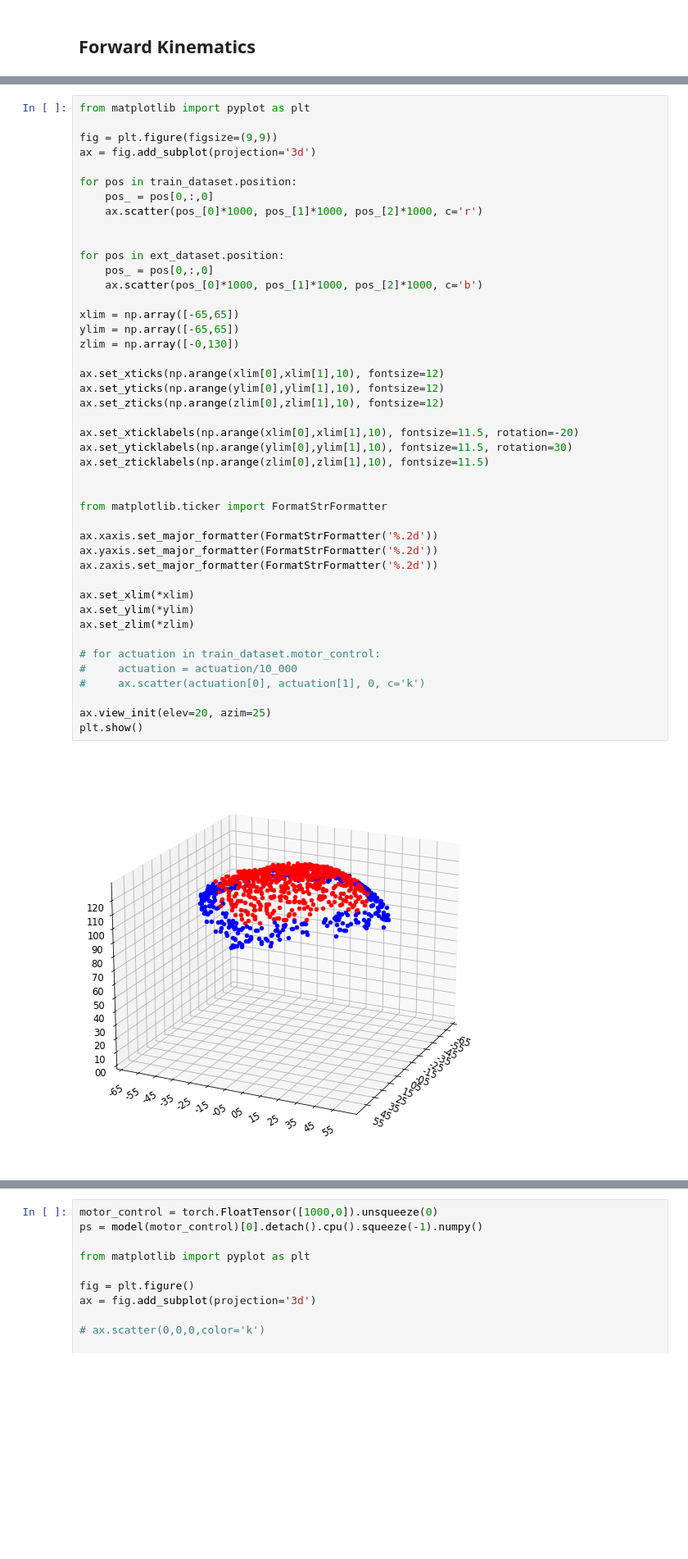
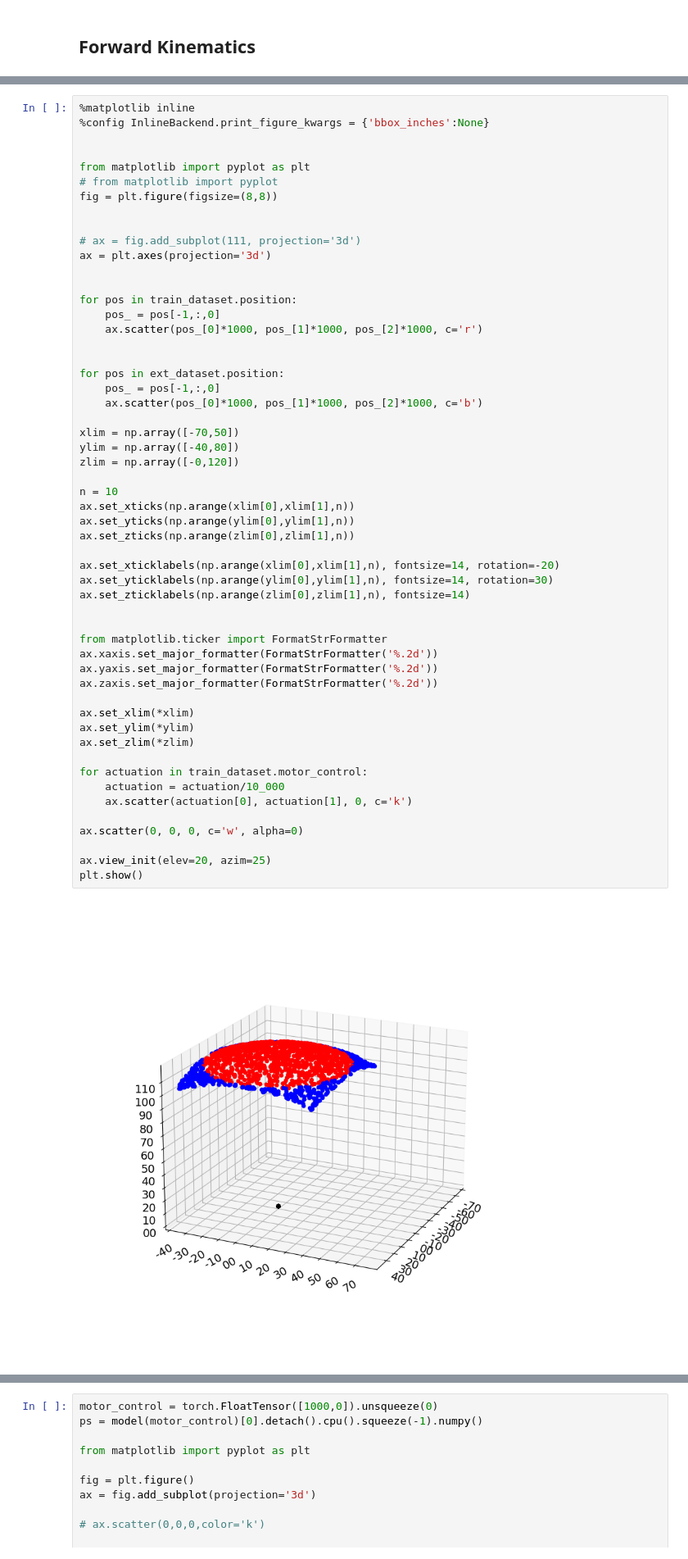
Before and after one commit to terry97-guel/KINN, a Jupyter notebook: code/control/fk_check.ipynb, the cells around one changed output, grey strips where cells are left out. Shown at 82% size. Saved outputs shown, nothing was run; the diff lists cells and outputs as text; blank space fills up the shorter version.

Commit message:
update elastica dataset

```diff
--- a/code/control/fk_check.ipynb
+++ b/code/control/fk_check.ipynb
@@ -97,46 +87,56 @@ model.motor_mean, model.motor_std, model.position_mean, model.position_std
 # %%
+%matplotlib inline
+%config InlineBackend.print_figure_kwargs = {'bbox_inches':None}
+
+
 from matplotlib import pyplot as plt
+# from matplotlib import pyplot
+fig = plt.figure(figsize=(8,8))
 
-fig = plt.figure(figsize=(9,9))
-ax = fig.add_subplot(projection='3d')
+
+# ax = fig.add_subplot(111, projection='3d')
+ax = plt.axes(projection='3d')
+
 
 for pos in train_dataset.position:
-    pos_ = pos[0,:,0]
+    pos_ = pos[-1,:,0]
     ax.scatter(pos_[0]*1000, pos_[1]*1000, pos_[2]*1000, c='r')
 
 
 for pos in ext_dataset.position:
-    pos_ = pos[0,:,0]
+    pos_ = pos[-1,:,0]
     ax.scatter(pos_[0]*1000, pos_[1]*1000, pos_[2]*1000, c='b')
 
-xlim = np.array([-65,65])
-ylim = np.array([-65,65])
-zlim = np.array([-0,130])
+xlim = np.array([-70,50])
+ylim = np.array([-40,80])
+zlim = np.array([-0,120])
 
-ax.set_xticks(np.arange(xlim[0],xlim[1],10), fontsize=12)
-ax.set_yticks(np.arange(ylim[0],ylim[1],10), fontsize=12)
-ax.set_zticks(np.arange(zlim[0],zlim[1],10), fontsize=12)
+n = 10
+ax.set_xticks(np.arange(xlim[0],xlim[1],n))
+ax.set_yticks(np.arange(ylim[0],ylim[1],n))
+ax.set_zticks(np.arange(zlim[0],zlim[1],n))
 
-ax.set_xticklabels(np.arange(xlim[0],xlim[1],10), fontsize=11.5, rotation=-20)
-ax.set_yticklabels(np.arange(ylim[0],ylim[1],10), fontsize=11.5, rotation=30)
-ax.set_zticklabels(np.arange(zlim[0],zlim[1],10), fontsize=11.5)
+ax.set_xticklabels(np.arange(xlim[0],xlim[1],n), fontsize=14, rotation=-20)
+ax.set_yticklabels(np.arange(ylim[0],ylim[1],n), fontsize=14, rotation=30)
+ax.set_zticklabels(np.arange(zlim[0],zlim[1],n), fontsize=14)
 
 
 from matplotlib.ticker import FormatStrFormatter
-
 ax.xaxis.set_major_formatter(FormatStrFormatter('%.2d'))
 ax.yaxis.set_major_formatter(FormatStrFormatter('%.2d'))
 ax.zaxis.set_major_formatter(FormatStrFormatter('%.2d'))
 
 ax.set_xlim(*xlim)
 ax.set_ylim(*ylim)
 ax.set_zlim(*zlim)
 
-# for actuation in train_dataset.motor_control:
-#     actuation = actuation/10_000
-#     ax.scatter(actuation[0], actuation[1], 0, c='k')
+for actuation in train_dataset.motor_control:
+    actuation = actuation/10_000
+    ax.scatter(actuation[0], actuation[1], 0, c='k')
+
+ax.scatter(0, 0, 0, c='w', alpha=0)
 
 ax.view_init(elev=20, azim=25)
 plt.show()
 # %% [output]
-[figure, old version]
+[figure, new version]
```
Also changed, not shown: parts of 5 cells of this notebook, 6 other files.
